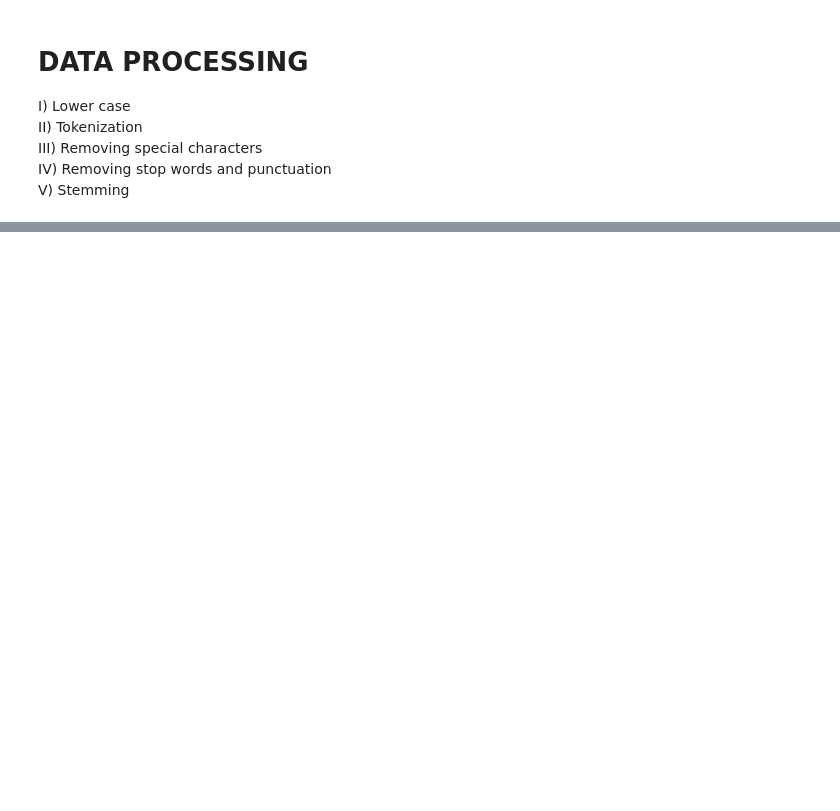
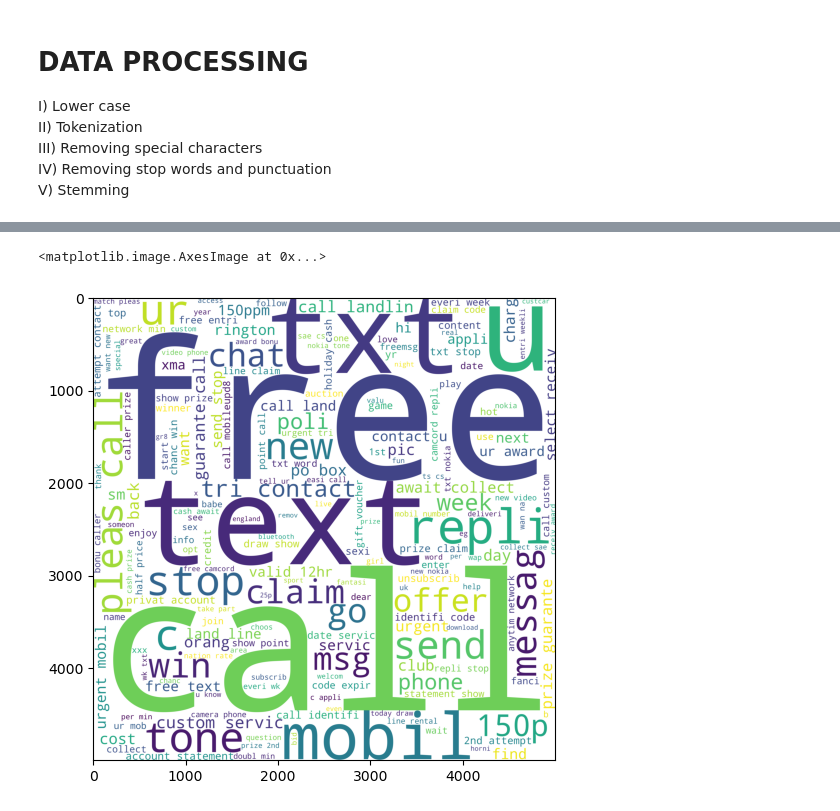
Before and after one commit to srimad1111/sms-spam-detection, a Jupyter notebook: sms-spam-detection.ipynb, the cells around one changed output, grey strips where cells are left out. Saved outputs shown, nothing was run; the diff lists cells and outputs as text; code cells hidden in the pictures; blank space fills up the shorter version.

```diff
--- a/sms-spam-detection.ipynb
+++ b/sms-spam-detection.ipynb
@@ -229,0 +360,10 @@ df.head()
+# %%
+from wordcloud import WordCloud
+wc = WordCloud(width = 5000,height = 5000,min_font_size = 10 , background_color = 'white')
+spam_wc = wc.generate(df[df['target']==1]['transformed_text'].str.cat(sep=" "))
+# %%
+plt.figure(figsize=(12,6))
+plt.imshow(spam_wc)
+# %% [output]
+<matplotlib.image.AxesImage at 0x...>
+[figure, added]
```
Also changed, not shown: parts of 31 cells of this notebook.
